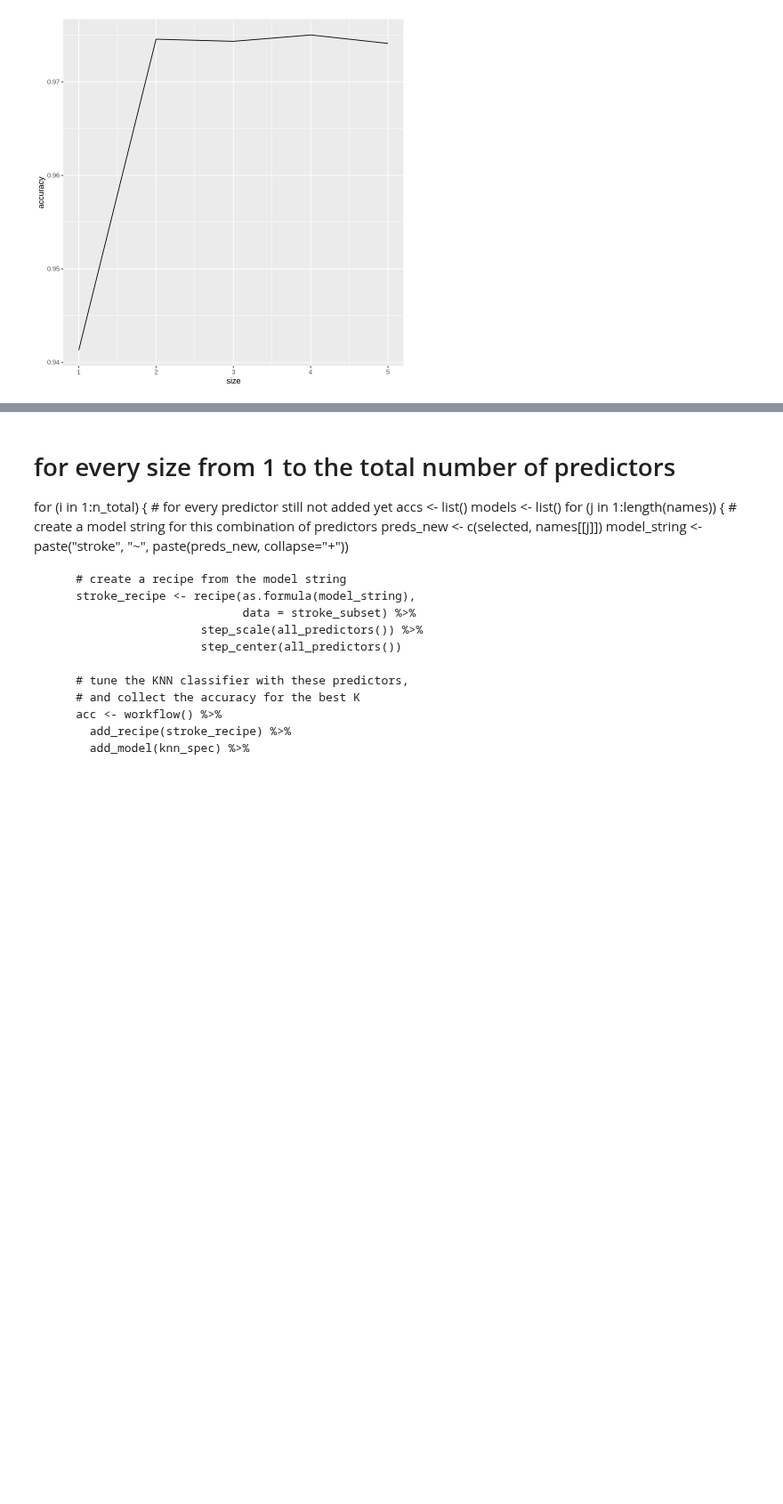
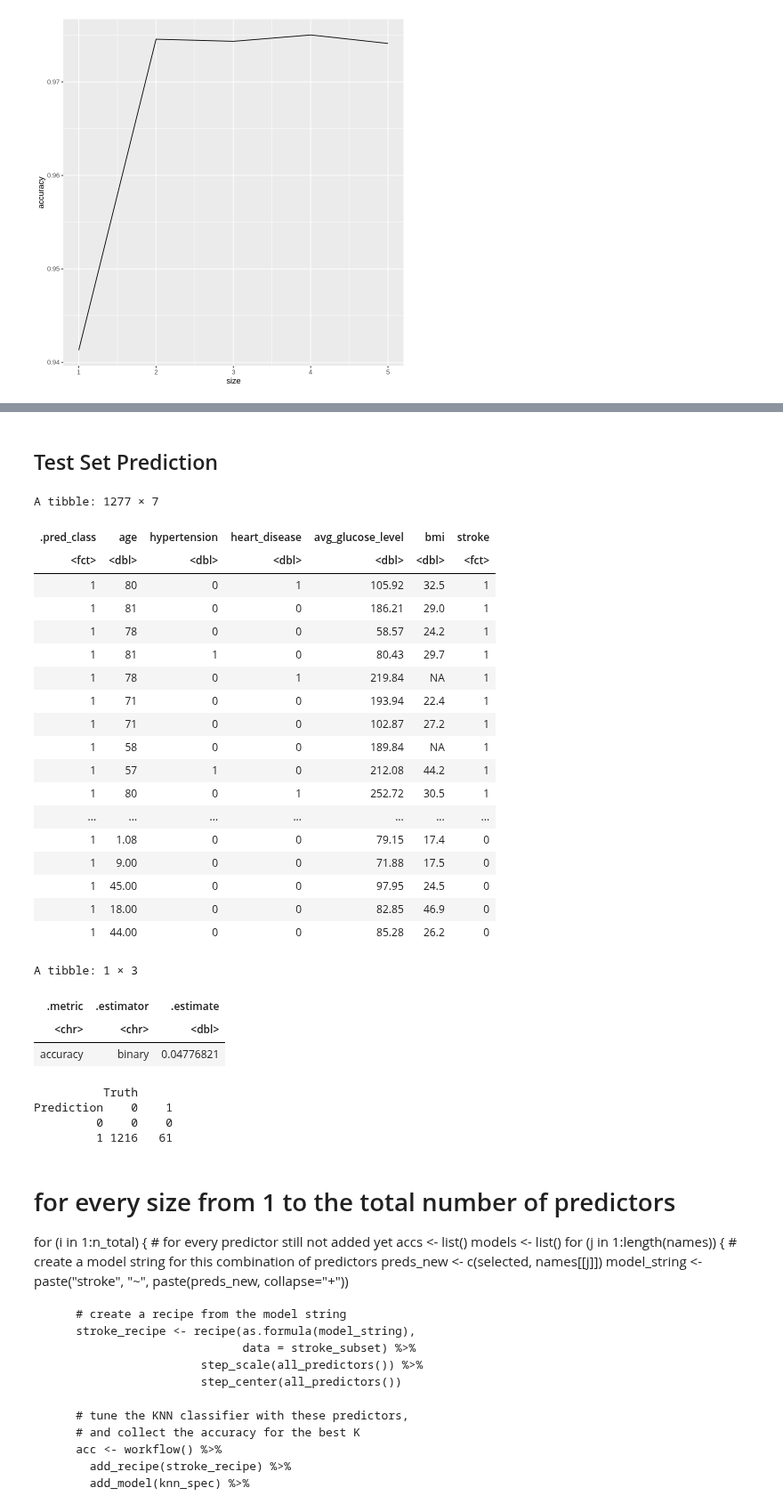
Before and after one commit to Gaelhpalmer/dsci-100-project, a Jupyter notebook: test.ipynb, the cells around one changed output, grey strips where cells are left out. Shown at 89% size. Drawn from its saved outputs; the diff is of its cells as text; code cells hidden in the pictures; blank space fills up the shorter version.

```diff
--- a/test.ipynb
+++ b/test.ipynb
@@ -284,0 +313,10 @@ stroke_test_predictions %>%
+# %%
+stroke_spec <- nearest_neighbor(weight_func = "rectangular", neighbors = 11) %>%
+  set_engine("kknn") %>%
+  set_mode("classification")
+
+stroke_fit <- workflow() %>%
+  add_recipe(stroke_recipe) %>%
+  add_model(stroke_spec) %>%
+  fit(data = dsampled_stroke)
+stroke_fit
@@ -285,3 +343,55 @@ stroke_test_predictions %>%
+# %% [markdown]
+## Test Set Prediction
+# %%
+set.seed(31)
+
+
+
+
+stroke_test_predictions <- predict(stroke_fit, stroke_test) %>%
+  bind_cols(stroke_test)
+
+stroke_test_predictions
+
+stroke_test_accuracies <- stroke_test_predictions %>%
+  metrics(truth = stroke, estimate = .pred_class) %>%
+  filter(.metric == "accuracy")
+
+stroke_test_accuracies
+
+
+stroke_confusion_mat <- stroke_test_predictions %>%
+             conf_mat(truth = stroke, estimate = .pred_class)
+
+stroke_confusion_mat
+# %% [output]
+A tibble: 1277 × 7
+| .pred_class | age | hypertension | heart_disease | avg_glucose_level | bmi | stroke |
+| <fct> | <dbl> | <dbl> | <dbl> | <dbl> | <dbl> | <fct> |
+| 1 | 80 | 0 | 1 | 105.92 | 32.5 | 1 |
+| 1 | 81 | 0 | 0 | 186.21 | 29.0 | 1 |
+| 1 | 78 | 0 | 0 | 58.57 | 24.2 | 1 |
+| 1 | 81 | 1 | 0 | 80.43 | 29.7 | 1 |
+| 1 | 78 | 0 | 1 | 219.84 | NA | 1 |
+| 1 | 71 | 0 | 0 | 193.94 | 22.4 | 1 |
+| 1 | 71 | 0 | 0 | 102.87 | 27.2 | 1 |
+| 1 | 58 | 0 | 0 | 189.84 | NA | 1 |
+| 1 | 57 | 1 | 0 | 212.08 | 44.2 | 1 |
+| 1 | 80 | 0 | 1 | 252.72 | 30.5 | 1 |
+| ... | ... | ... | ... | ... | ... | ... |
+| 1 | 1.08 | 0 | 0 | 79.15 | 17.4 | 0 |
+| 1 | 9.00 | 0 | 0 | 71.88 | 17.5 | 0 |
+| 1 | 45.00 | 0 | 0 | 97.95 | 24.5 | 0 |
+| 1 | 18.00 | 0 | 0 | 82.85 | 46.9 | 0 |
+| 1 | 44.00 | 0 | 0 | 85.28 | 26.2 | 0 |
+A tibble: 1 × 3
+| .metric | .estimator | .estimate |
+| <chr> | <chr> | <dbl> |
+| accuracy | binary | 0.04776821 |
+          Truth
+Prediction    0    1
+         0    0    0
+         1 1216   61
 # %% [markdown]
 # for every size from 1 to the total number of predictors
 for (i in 1:n_total) {
```
Also changed, not shown: parts of 17 cells of this notebook.
